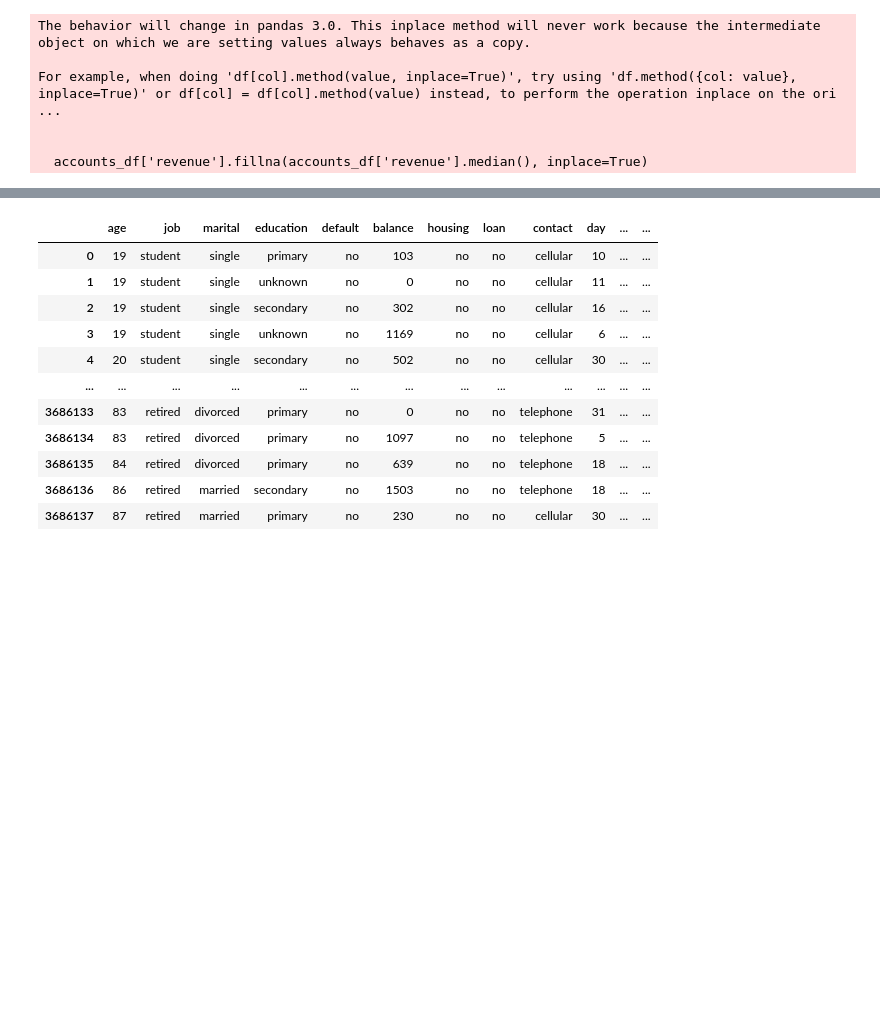
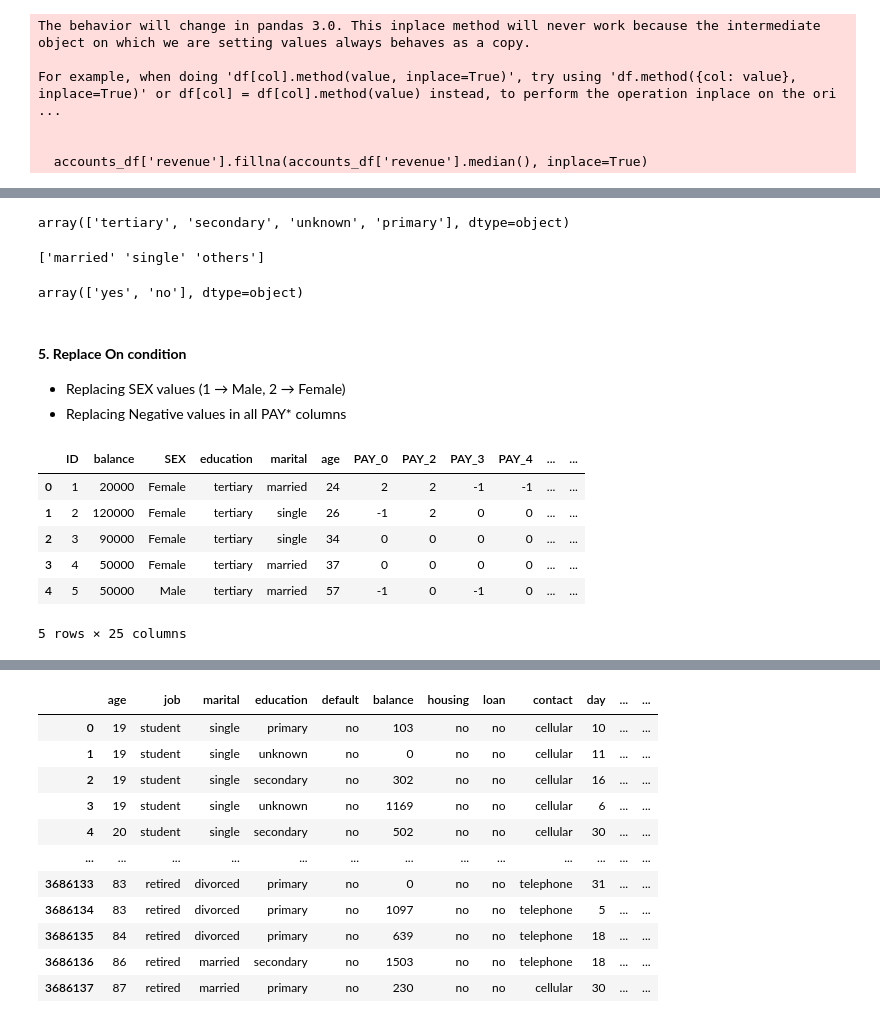
Before and after one commit to sadiq937/CrazyRobo_DM, a Jupyter notebook: ps1.ipynb, the cells around one changed output, grey strips where cells are left out. Drawn from its saved outputs; the diff is of its cells as text; code cells hidden in the pictures; blank space fills up the shorter version.

Commit message:
done_till_replace

```diff
--- a/ps1.ipynb
+++ b/ps1.ipynb
@@ -569,0 +624,45 @@ dtype('int64')
+# %%
+# Mapping Education Levels
+education_mapping = {1: "tertiary", 2: "tertiary", 3: "secondary",
+                     4: "primary", 5: "unknown", 6: "unknown", 0: "unknown"}
+
+credit_df["education"] = credit_df["education"].map(education_mapping)
+credit_df["education"].unique()
+# %% [output]
+array(['tertiary', 'secondary', 'unknown', 'primary'], dtype=object)
+# %%
+# Mapping marital status
+marital_mapping = {
+    1: "married",
+    2: "single",
+    0: "others",
+    3: "others"
+}
+credit_df["marital"] = credit_df["marital"].map(marital_mapping)
+credit_df["marital"].unique()
+# %% [output]
+['married' 'single' 'others']
+# %%
+# Mapping Default Status
+default_mapping = {0: "no", 1: "yes"}
+credit_df["default"] = credit_df["default"].map(default_mapping)
+credit_df["default"].unique()
+# %% [output]
+array(['yes', 'no'], dtype=object)
+# %% [markdown]
+#### **5. Replace On condition**
+
+*   Replacing SEX values (1 → Male, 2 → Female)
+*   Replacing Negative values in all PAY* columns
+# %%
+# Replace SEX values (1 → Male, 2 → Female)
+credit_df["SEX"] = credit_df["SEX"].replace({1: "Male", 2: "Female"})
+credit_df.head()
+# %% [output]
+|  | ID | balance | SEX | education | marital | age | PAY_0 | PAY_2 | PAY_3 | PAY_4 | ... | ... |
+| 0 | 1 | 20000 | Female | tertiary | married | 24 | 2 | 2 | -1 | -1 | ... | ... |
+| 1 | 2 | 120000 | Female | tertiary | single | 26 | -1 | 2 | 0 | 0 | ... | ... |
+| 2 | 3 | 90000 | Female | tertiary | single | 34 | 0 | 0 | 0 | 0 | ... | ... |
+| 3 | 4 | 50000 | Female | tertiary | married | 37 | 0 | 0 | 0 | 0 | ... | ... |
+| 4 | 5 | 50000 | Male | tertiary | married | 57 | -1 | 0 | -1 | 0 | ... | ... |
+5 rows × 25 columns
```
Also changed, not shown: parts of 27 cells of this notebook.
